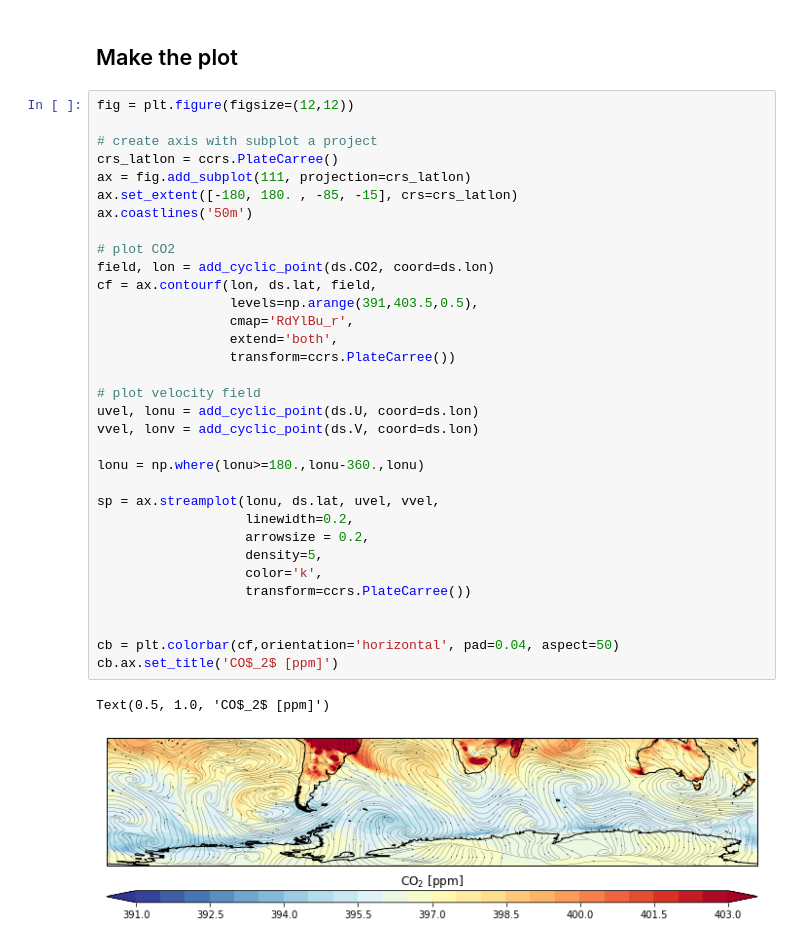
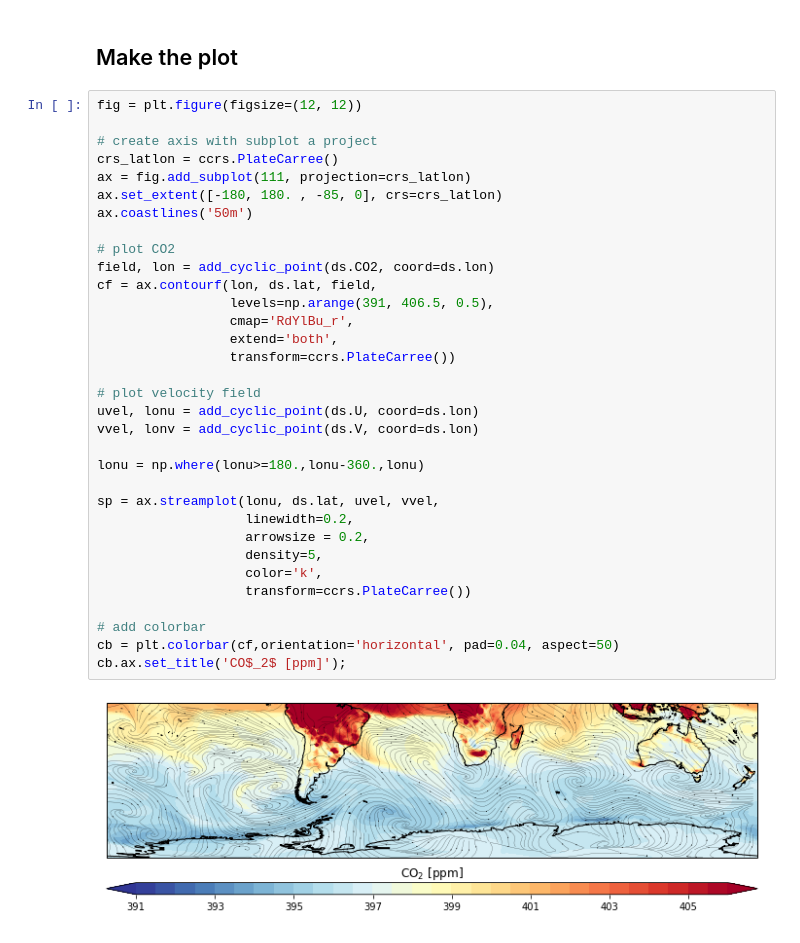
Before and after one commit to ncar-hackathons/visualization, a Jupyter notebook: content/examples/example-Streamlines.ipynb, the cells around one changed output. Drawn from its saved outputs; the diff is of its cells as text.

```diff
--- a/content/examples/example-Streamlines.ipynb
+++ b/content/examples/example-Streamlines.ipynb
@@ -44,38 +39,37 @@ with xr.set_options(keep_attrs=True):
 # %% [markdown]
 ## Make the plot
 # %%
-fig = plt.figure(figsize=(12,12))
+fig = plt.figure(figsize=(12, 12))
 
 # create axis with subplot a project
 crs_latlon = ccrs.PlateCarree()
 ax = fig.add_subplot(111, projection=crs_latlon)
-ax.set_extent([-180, 180. , -85, -15], crs=crs_latlon)
+ax.set_extent([-180, 180. , -85, 0], crs=crs_latlon)
 ax.coastlines('50m')
 
 # plot CO2
 field, lon = add_cyclic_point(ds.CO2, coord=ds.lon)
 cf = ax.contourf(lon, ds.lat, field,
-                 levels=np.arange(391,403.5,0.5),
+                 levels=np.arange(391, 406.5, 0.5),
                  cmap='RdYlBu_r',
                  extend='both',
                  transform=ccrs.PlateCarree())
 
 # plot velocity field
 uvel, lonu = add_cyclic_point(ds.U, coord=ds.lon)
 vvel, lonv = add_cyclic_point(ds.V, coord=ds.lon)
 
 lonu = np.where(lonu>=180.,lonu-360.,lonu)
 
 sp = ax.streamplot(lonu, ds.lat, uvel, vvel,
                    linewidth=0.2,
                    arrowsize = 0.2,
                    density=5,
                    color='k',
                    transform=ccrs.PlateCarree())
 
-
+# add colorbar
 cb = plt.colorbar(cf,orientation='horizontal', pad=0.04, aspect=50)
-cb.ax.set_title('CO$_2$ [ppm]')
+cb.ax.set_title('CO$_2$ [ppm]');
 # %% [output]
-Text(0.5, 1.0, 'CO$_2$ [ppm]')
-[figure, old version]
+[figure, new version]
```
Also changed, not shown: parts of 1 cell of this notebook, 2 other files.
